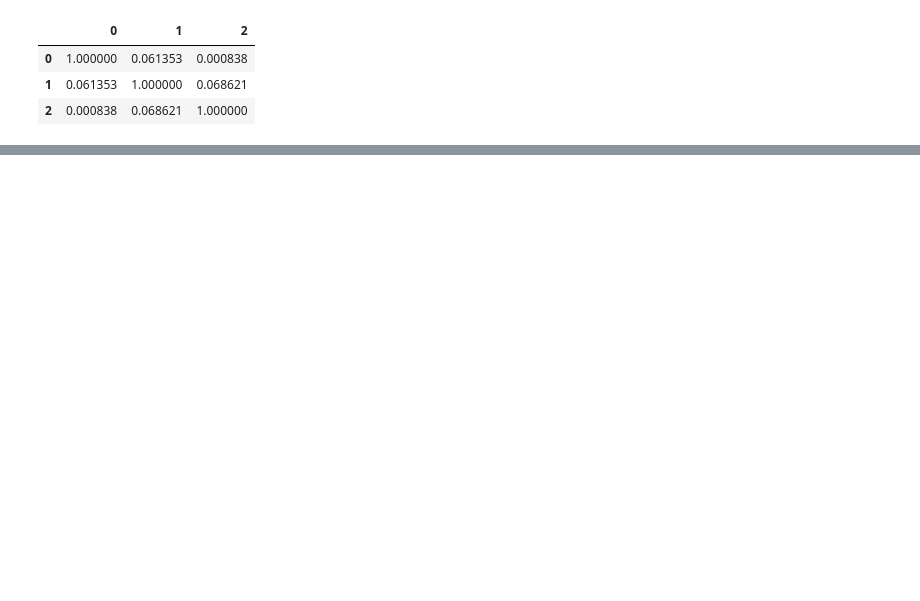
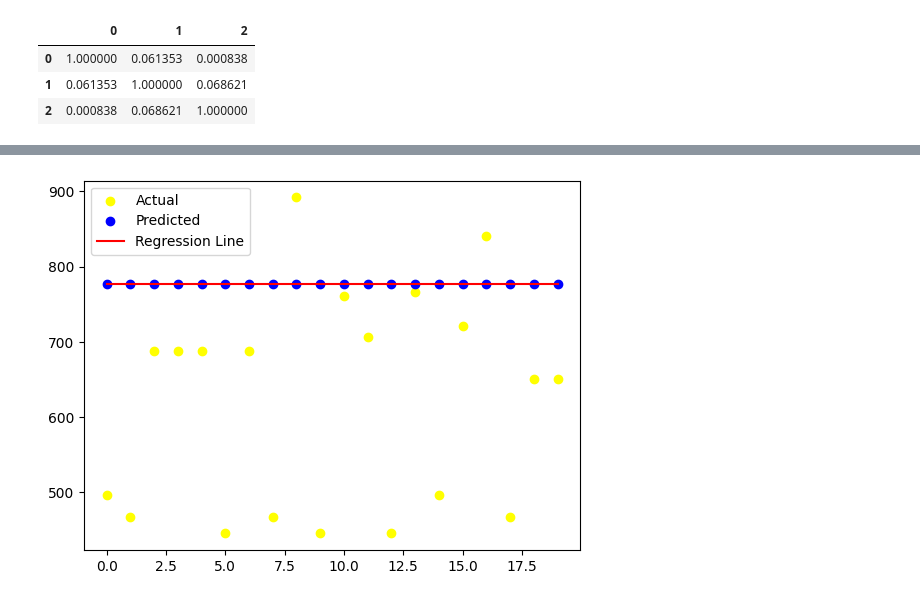
Before and after one commit to Zramzek/Tubes-PKB-KNN, a Jupyter notebook: TubesAI.ipynb, the cells around one changed output, grey strips where cells are left out. Cells and saved outputs as stored; diff of their text form; code cells hidden in the pictures; blank space fills up the shorter version.

```diff
--- a/TubesAI.ipynb
+++ b/TubesAI.ipynb
@@ -92 +81,14 @@ Time taken:  2.8125
+# %%
+plt.scatter(np.arange(20), test_data[:20, -1], color='yellow', label='Actual')
+plt.scatter(np.arange(20), predictions[:20], color='blue', label='Predicted')
+
+model = LinearRegression()
+model.fit(np.arange(20).reshape(-1, 1), predictions[:20])
+regression_line = model.predict(np.arange(20).reshape(-1, 1))
+
+plt.plot(np.arange(20), regression_line, color='red', label='Regression Line')
+plt.legend()
+plt.show()
+# %% [output]
+[figure, added]
 # %%
```
Also changed, not shown: parts of 9 cells of this notebook, 1 other file.
